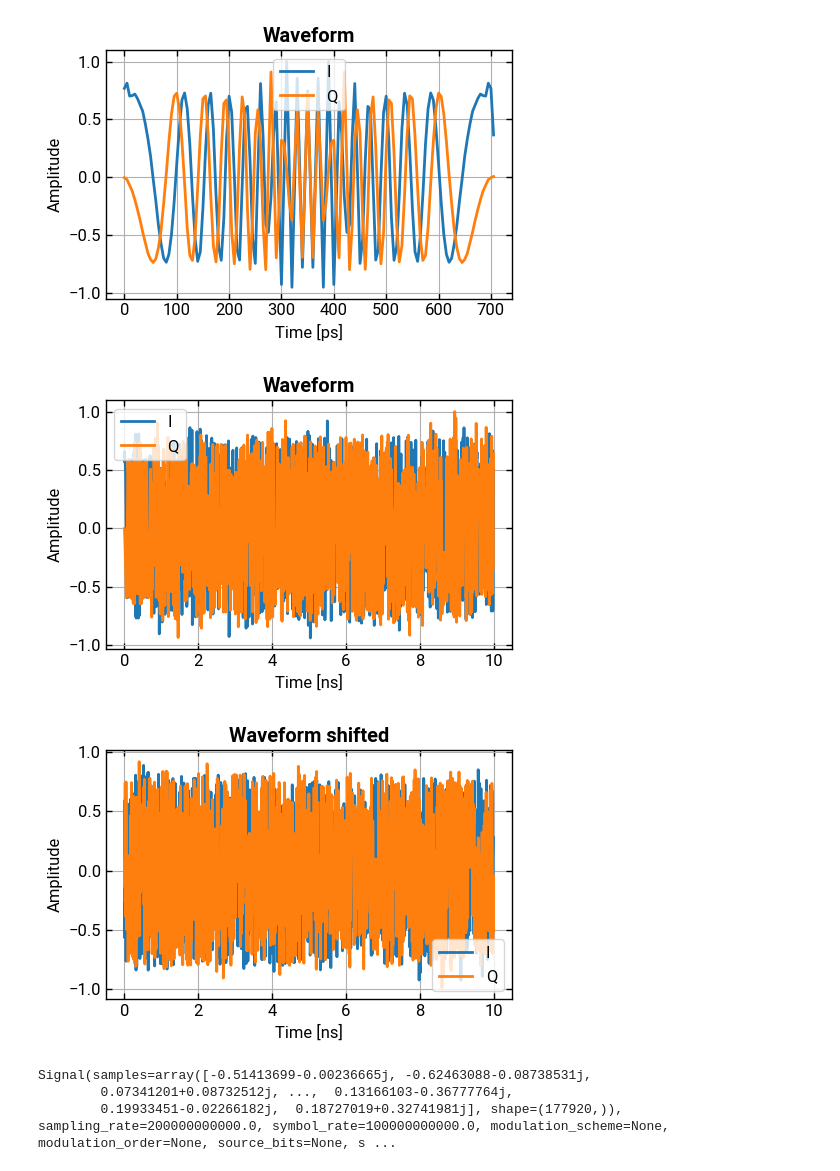
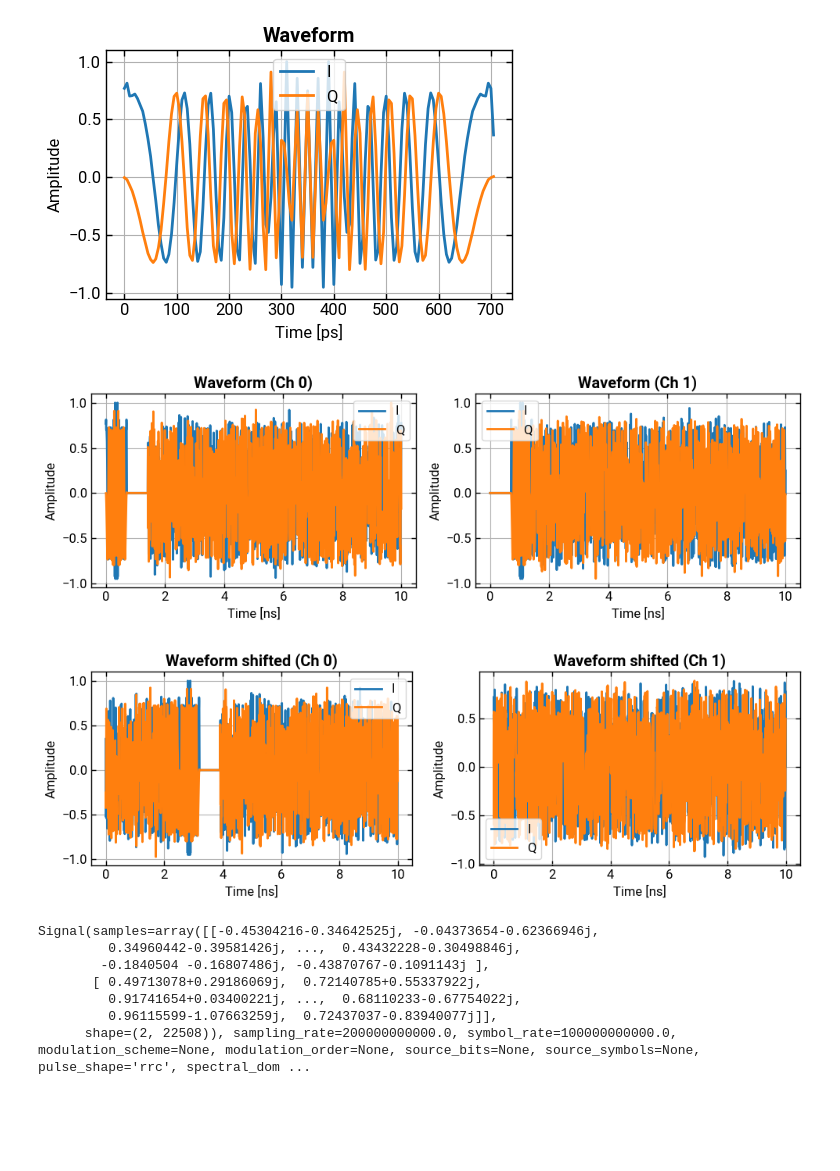
Before and after one commit to lokgar/commstools, a Jupyter notebook: examples/03-frames.ipynb, the cells around one changed output. Drawn from its saved outputs; the diff is of its cells as text; code cells hidden in the pictures; blank space fills up the shorter version.

```diff
--- a/examples/03-frames.ipynb
+++ b/examples/03-frames.ipynb
@@ -18,12 +18,12 @@ ps.plot_symbols(show=True)
 [figure]
 # %%
 f = SingleCarrierFrame(
-    payload_len=80000,
+    payload_len=10000,
     payload_seed=42,
     payload_mod_scheme="qam",
     payload_mod_order=64,
     preamble=p,
-    preamble_gain_db=0.0,
+    preamble_mode="time_orthogonal",
     pilot_pattern="comb",
     pilot_period=10,
     pilot_block_len=1,
@@ -31,27 +31,33 @@ f = SingleCarrierFrame(
     pilot_mod_scheme="qam",
     pilot_mod_order=4,
     pilot_gain_db=0.0,
+    num_streams=2,
 )
 # %%
 from commstools.backend import get_array_module
 
-fs = f.to_waveform(sps=sps, symbol_rate=symbol_rate, pulse_shape="rrc")
+fs = f.to_signal(sps=sps, symbol_rate=symbol_rate, pulse_shape="rrc")
 fs.plot_symbols(show=True, num_symbols=1000)
 
 xp = get_array_module(fs.samples)
 
-fs.samples = xp.roll(fs.samples, 10231)
 
+fs.samples[0] = xp.roll(fs.samples[0], 500)
+fs.samples[1] = xp.roll(fs.samples[1], 3333)
 fs.plot_symbols(show=True, title="Waveform shifted", num_symbols=1000)
 # %% [output]
-[figure, old version]
+[figure, new version]
-[figure, old version]
+[figure, new version]
 # %%
 fs.matched_filter()
 # %% [output]
-Signal(samples=array([-0.51413699-0.00236665j, -0.62463088-0.08738531j,
-        0.07341201+0.08732512j, ...,  0.13166103-0.36777764j,
-        0.19933451-0.02266182j,  0.18727019+0.32741981j], shape=(177920,)), sampling_rate=200000000000.0, symbol_rate=100000000000.0, modulation_scheme=None, modulation_order=None, source_bits=None, s ...
+Signal(samples=array([[-0.45304216-0.34642525j, -0.04373654-0.62366946j,
+         0.34960442-0.39581426j, ...,  0.43432228-0.30498846j,
+        -0.1840504 -0.16807486j, -0.43870767-0.1091143j ],
+       [ 0.49713078+0.29186069j,  0.72140785+0.55337922j,
+         0.91741654+0.03400221j, ...,  0.68110233-0.67754022j,
+         0.96115599-1.07663259j,  0.72437037-0.83940077j]],
+      shape=(2, 22508)), sampling_rate=200000000000.0, symbol_rate=100000000000.0, modulation_scheme=None, modulation_order=None, source_bits=None, source_symbols=None, pulse_shape='rrc', spectral_dom ...
 # %%
 from commstools.sync import detect_frame
 
```
Also changed, not shown: parts of 24 cells of this notebook, 18 other files.
